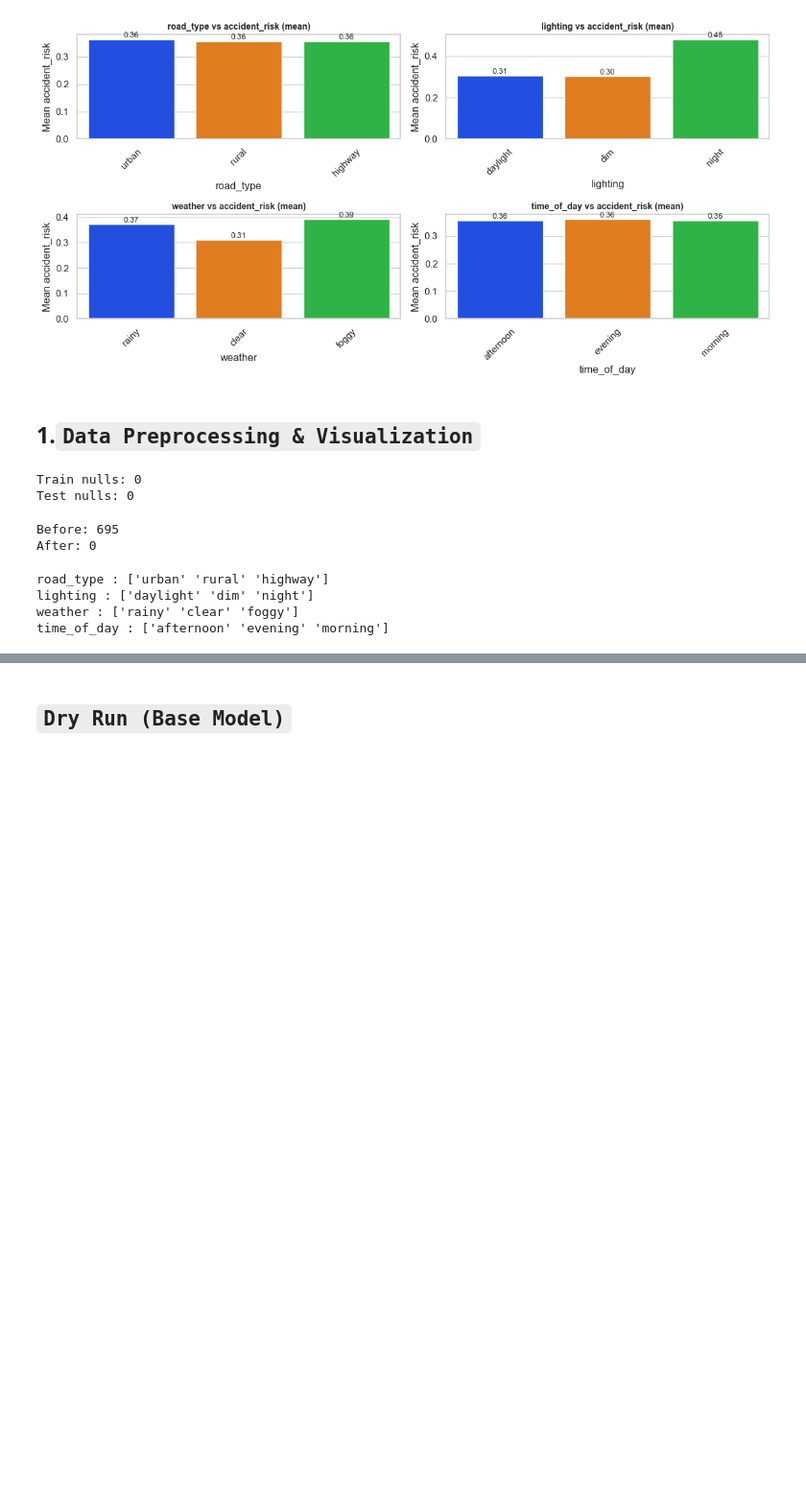
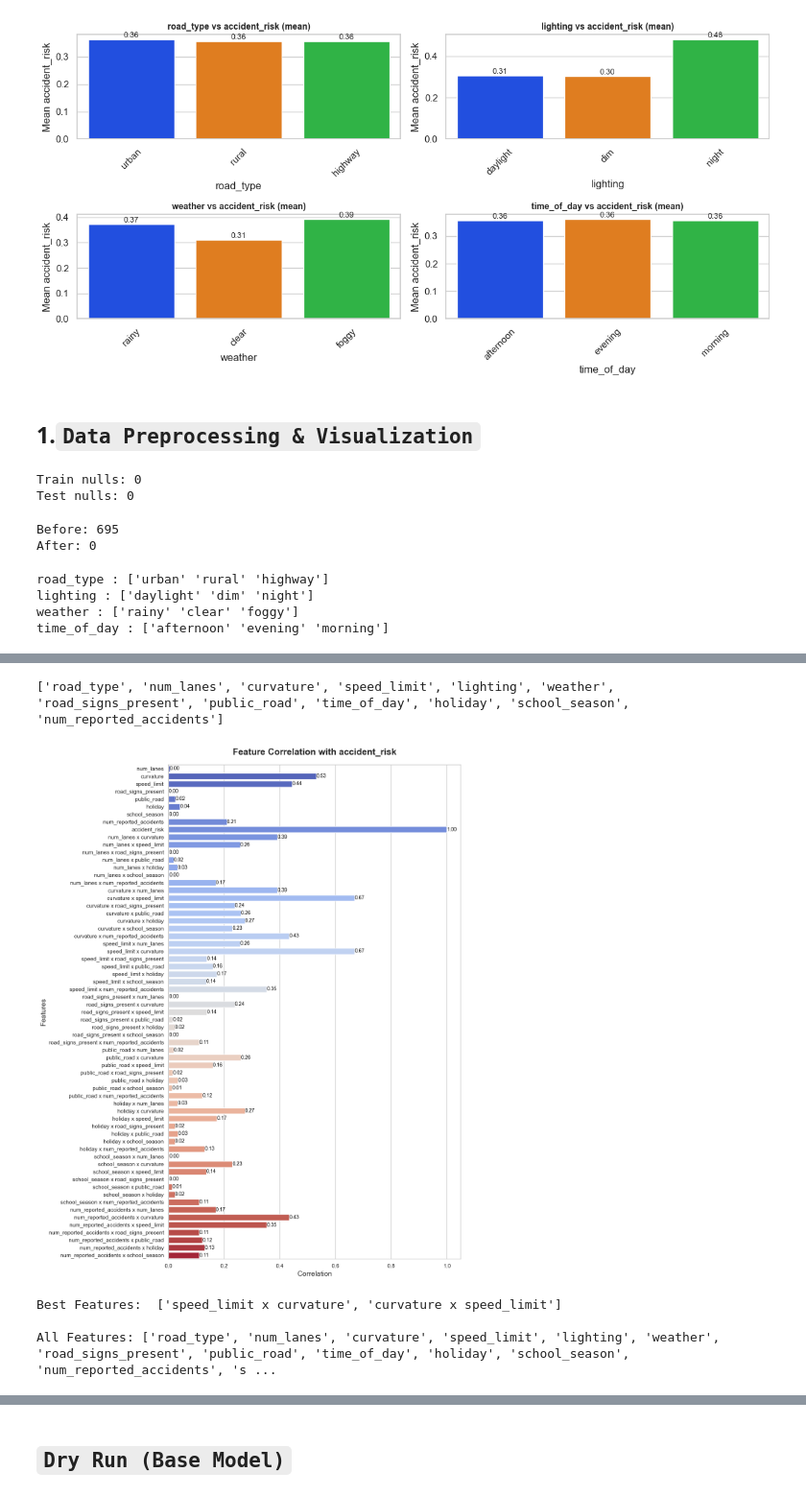
Before and after one commit to KarthikNot/Kaggle-S5E10, a Jupyter notebook: notebooks/Kaggle-S5E10.ipynb, the cells around one changed output, grey strips where cells are left out. Shown at 96% size. Cells and saved outputs as stored; diff of their text form; code cells hidden in the pictures; blank space fills up the shorter version.

```diff
--- a/notebooks/Kaggle-S5E10.ipynb
+++ b/notebooks/Kaggle-S5E10.ipynb
@@ -248,0 +270,48 @@ testData[boolCols] = testData[boolCols].astype(int)
+# %%
+print(COLUMNS)
+# interaction features
+feTrain = trainData.copy()
+feTest = testData.copy()
+
+numCols = list(feTrain.select_dtypes(include=['int64', 'float64']).columns)
+numCols.remove('accident_risk')
+interFeatures = []
+
+for col1 in numCols:
+    for col2 in numCols:
+        if col1 != col2:
+            interFeatures.append(f'{col1} x {col2}')
+            feTrain[f'{col1} x {col2}'] = feTrain[col1] * feTrain[col2]
+            feTest[f'{col1} x {col2}'] = feTest[col1] * feTest[col2]
+
+feCorr = abs(feTrain.corr(numeric_only=True, )[TARGET])
+
+plt.figure(figsize=(12, 15))
+sns.barplot(y=feCorr.index, x=feCorr.values, palette="coolwarm")  # nice gradient colors
+plt.title(f"Feature Correlation with {TARGET}", fontsize=18, weight='bold', pad=20)
+plt.xlabel("Correlation", fontsize=14)
+plt.ylabel("Features", fontsize=14)
+
+for i, v in enumerate(feCorr.values):
+    plt.text(v, i, f"{v:.2f}", ha='left' if v > 0 else 'right',
+             va='center', fontsize=10, color="black")
+
+plt.tight_layout()
+plt.show()
+# %% [output]
+['road_type', 'num_lanes', 'curvature', 'speed_limit', 'lighting', 'weather', 'road_signs_present', 'public_road', 'time_of_day', 'holiday', 'school_season', 'num_reported_accidents']
+[figure, added]
+# %%
+highCorrFeatures = feCorr[feCorr > 0.5].index
+bestInterFeatures = list(set(highCorrFeatures).intersection(set(interFeatures)))
+print('Best Features: ', bestInterFeatures)
+
+allFeatures = COLUMNS + bestInterFeatures
+print('\nAll Features:', allFeatures)
+
+feTrain = feTrain[allFeatures + ['accident_risk']]
+feTest = feTest[allFeatures + ['id']]
+# %% [output]
+Best Features:  ['speed_limit x curvature', 'curvature x speed_limit']
+
+All Features: ['road_type', 'num_lanes', 'curvature', 'speed_limit', 'lighting', 'weather', 'road_signs_present', 'public_road', 'time_of_day', 'holiday', 'school_season', 'num_reported_accidents', 's ...
```
Also changed, not shown: parts of 14 cells of this notebook.
